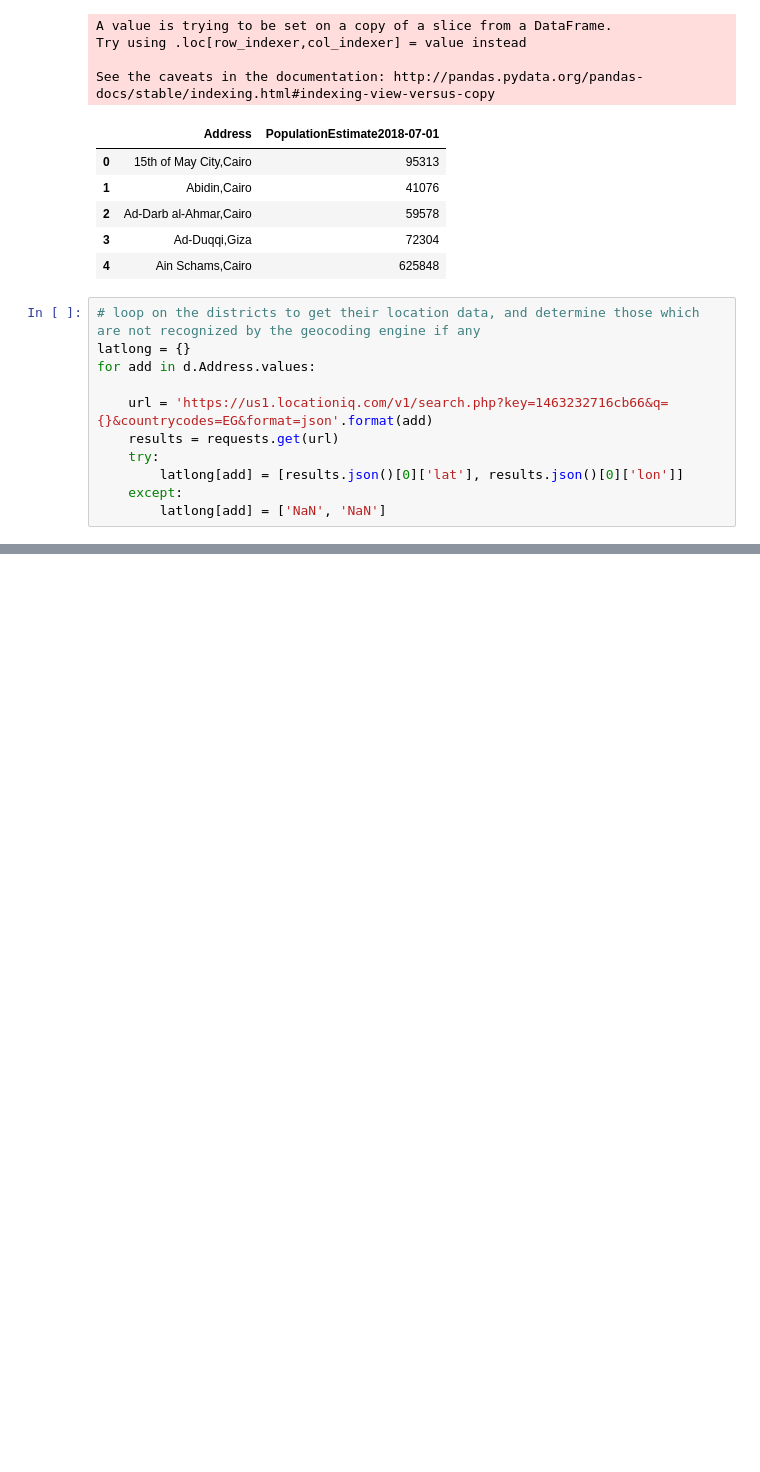
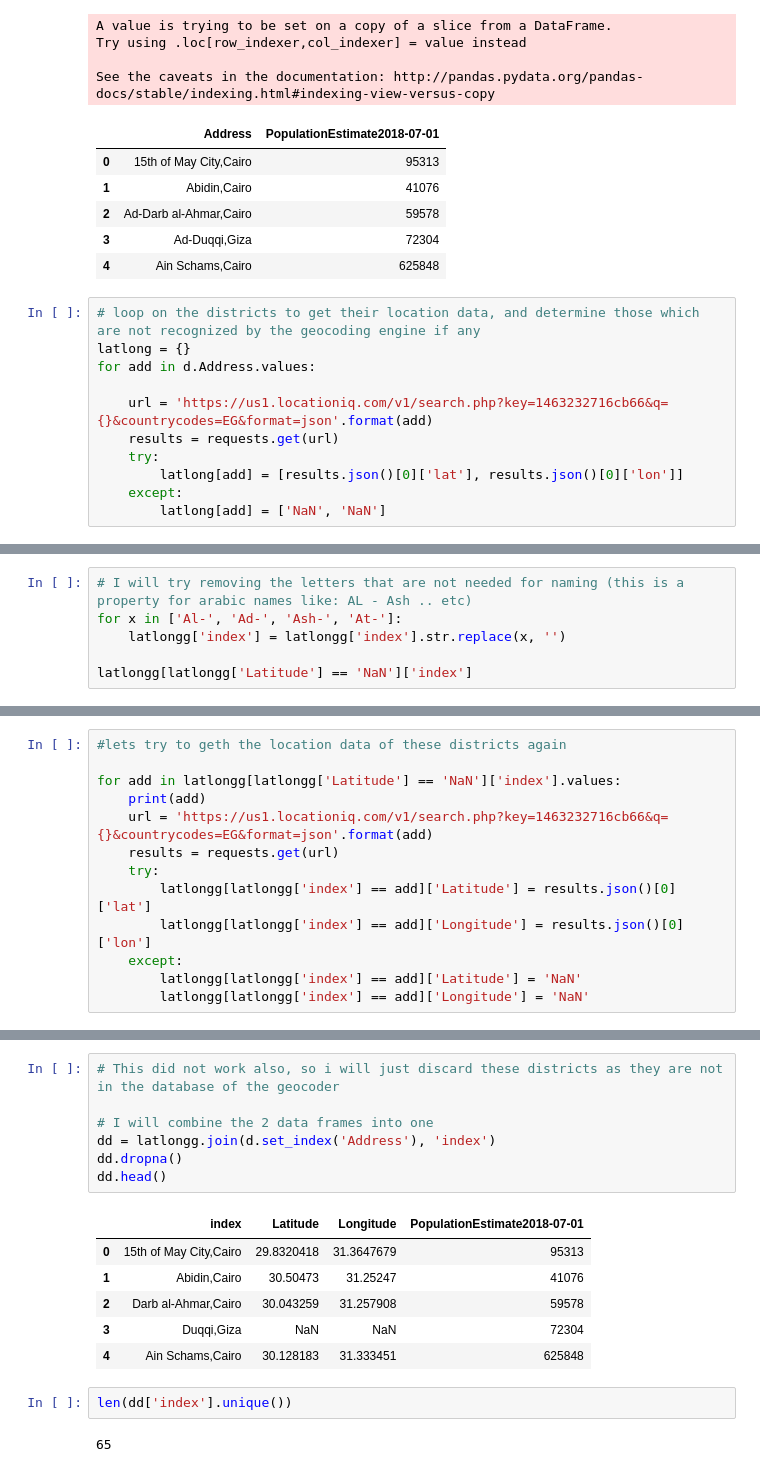
Before and after one commit to Abdelrahman44/Determining-which-districts-of-Greater-Cairo-is-bes-to-open-a-new-food-business, a Jupyter notebook: main.ipynb, the cells around one changed output, grey strips where cells are left out. Drawn from its saved outputs; the diff is of its cells as text; blank space fills up the shorter version.

```diff
--- a/main.ipynb
+++ b/main.ipynb
@@ -133,0 +180,6 @@ for add in d.Address.values:
+# %%
+# I will try removing the letters that are not needed for naming (this is a property for arabic names like: AL - Ash .. etc)
+for x in ['Al-', 'Ad-', 'Ash-', 'At-']:
+    latlongg['index'] = latlongg['index'].str.replace(x, '')
+
+latlongg[latlongg['Latitude'] == 'NaN']['index']
@@ -133,0 +195,13 @@ for add in d.Address.values:
+# %%
+#lets try to geth the location data of these districts again
+
+for add in latlongg[latlongg['Latitude'] == 'NaN']['index'].values:
+    print(add)
+    url = 'https://us1.locationiq.com/v1/search.php?key=1463232716cb66&q={}&countrycodes=EG&format=json'.format(add)
+    results = requests.get(url)
+    try:
+        latlongg[latlongg['index'] == add]['Latitude'] = results.json()[0]['lat']
+        latlongg[latlongg['index'] == add]['Longitude'] = results.json()[0]['lon']
+    except:
+        latlongg[latlongg['index'] == add]['Latitude'] = 'NaN'
+        latlongg[latlongg['index'] == add]['Longitude'] = 'NaN'
@@ -133,0 +247,18 @@ for add in d.Address.values:
+# %%
+# This did not work also, so i will just discard these districts as they are not in the database of the geocoder
+
+# I will combine the 2 data frames into one
+dd = latlongg.join(d.set_index('Address'), 'index')
+dd.dropna()
+dd.head()
+# %% [output]
+|  | index | Latitude | Longitude | PopulationEstimate2018-07-01 |
+| 0 | 15th of May City,Cairo | 29.8320418 | 31.3647679 | 95313 |
+| 1 | Abidin,Cairo | 30.50473 | 31.25247 | 41076 |
+| 2 | Darb al-Ahmar,Cairo | 30.043259 | 31.257908 | 59578 |
+| 3 | Duqqi,Giza | NaN | NaN | 72304 |
+| 4 | Ain Schams,Cairo | 30.128183 | 31.333451 | 625848 |
+# %%
+len(dd['index'].unique())
+# %% [output]
+65
```
Also changed, not shown: parts of 6 cells of this notebook.
